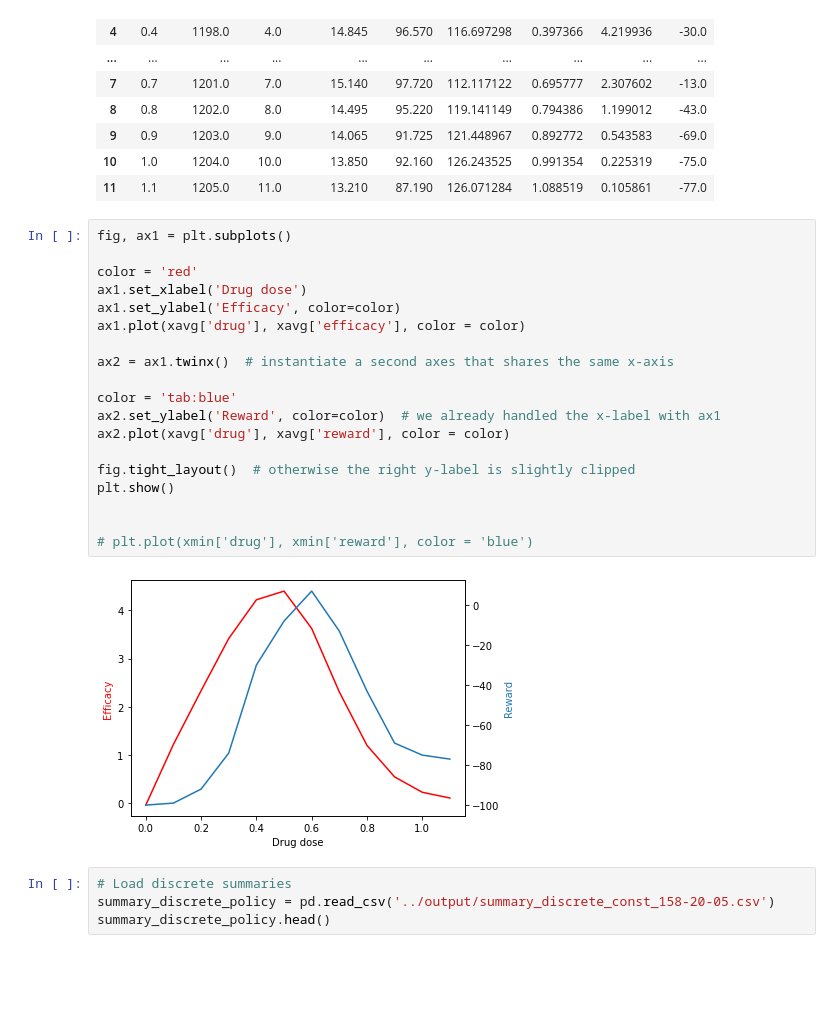
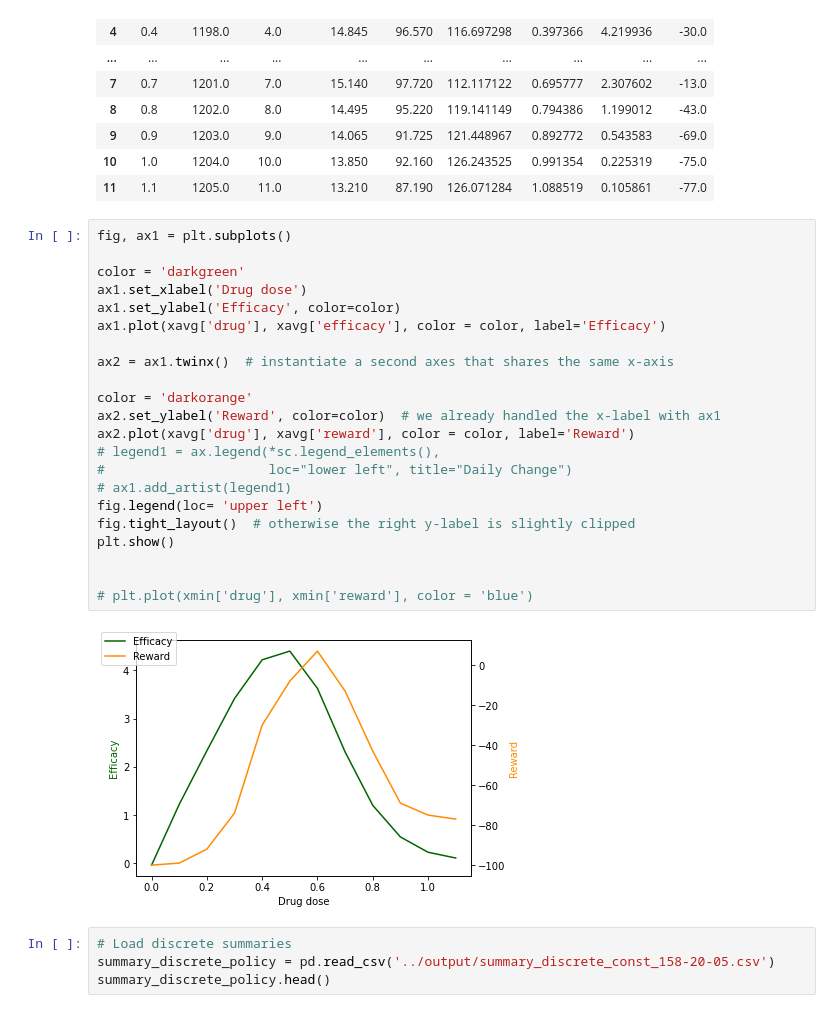
Before and after one commit to rmhorton/bogovirus, a Jupyter notebook: beta/plot_beta_online.ipynb, the cells around one changed output. Drawn from its saved outputs; the diff is of its cells as text; blank space fills up the shorter version.

```diff
--- a/beta/plot_beta_online.ipynb
+++ b/beta/plot_beta_online.ipynb
@@ -49,24 +49,27 @@ See Full Dataframe in Mito
 # %%
 fig, ax1 = plt.subplots()
 
-color = 'red'
+color = 'darkgreen'
 ax1.set_xlabel('Drug dose')
 ax1.set_ylabel('Efficacy', color=color)
-ax1.plot(xavg['drug'], xavg['efficacy'], color = color)
+ax1.plot(xavg['drug'], xavg['efficacy'], color = color, label='Efficacy')
 
 ax2 = ax1.twinx()  # instantiate a second axes that shares the same x-axis
 
-color = 'tab:blue'
+color = 'darkorange'
 ax2.set_ylabel('Reward', color=color)  # we already handled the x-label with ax1
-ax2.plot(xavg['drug'], xavg['reward'], color = color)
-
+ax2.plot(xavg['drug'], xavg['reward'], color = color, label='Reward')
+# legend1 = ax.legend(*sc.legend_elements(),
+#                     loc="lower left", title="Daily Change")
+# ax1.add_artist(legend1)
+fig.legend(loc= 'upper left')
 fig.tight_layout()  # otherwise the right y-label is slightly clipped
 plt.show()
 
 
 # plt.plot(xmin['drug'], xmin['reward'], color = 'blue')
 # %% [output]
-[figure, old version]
+[figure, new version]
 # %%
 # Load discrete summaries
 summary_discrete_policy = pd.read_csv('../output/summary_discrete_const_158-20-05.csv')
```
Also changed, not shown: 6 other files.
